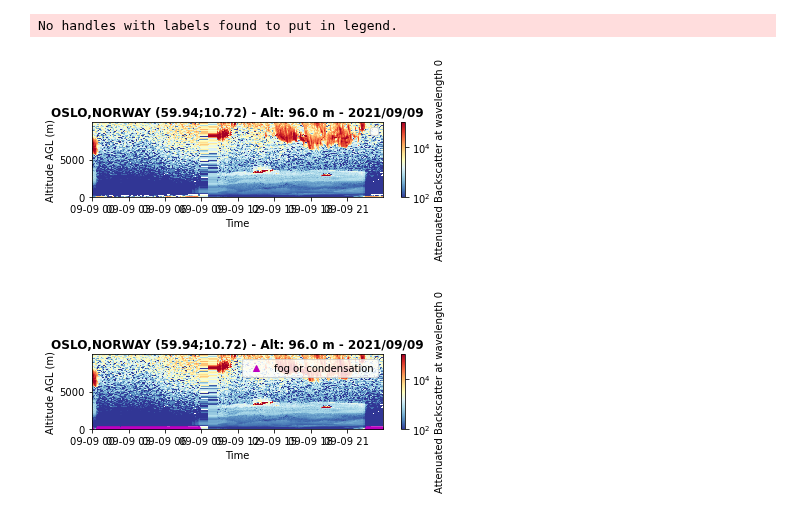
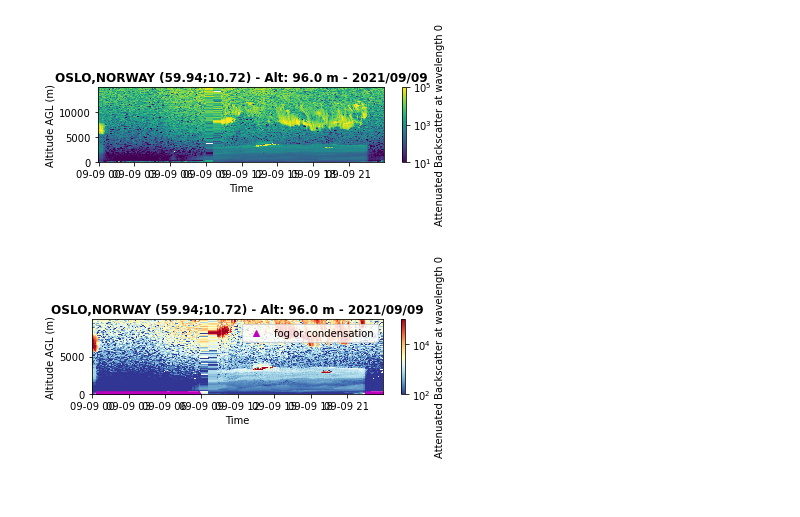
Before and after one commit to AugustinMortier/a-profiles, a Jupyter notebook: dev.ipynb, the cells around one changed output. Drawn from its saved outputs; the diff is of its cells as text; code cells hidden in the pictures.

```diff
--- a/dev.ipynb
+++ b/dev.ipynb
@@ -1,19 +1,18 @@
 # %%
 import aprofiles as apro
 import numpy as np
 import matplotlib.pyplot as plt
 
 path = "data/e-profile/2021/09/08/L2_0-20000-006735_A20210908.nc"
 path = "data/e-profile/2021/09/09/L2_0-20000-001492_A20210909.nc"
 apro_reader = apro.reader.ReadProfiles(path)
 profiles = apro_reader.read()
 
 profiles.range_correction(inplace=True)
 profiles.gaussian_filter(sigma=0.0, inplace=True)
-profiles.quickplot(zmin=0, zmax=10000, vmin=1e2, vmax=1e5, log=True)
+profiles.quickplot(zmin=0, zmax=15000, vmin=1e1, vmax=1e5, log=True, cmap='viridis')
 # %% [output]
-No handles with labels found to put in legend.
-[figure, old version]
+[figure, new version]
 # %%
 profiles.detect_fog_or_condensation(zmin=200).quickplot(zmin=0, zmax=10000, vmin=1e2, vmax=1e5, log=True, add_fog=True)
 # %% [output]
```
Also changed, not shown: 4 other files.
